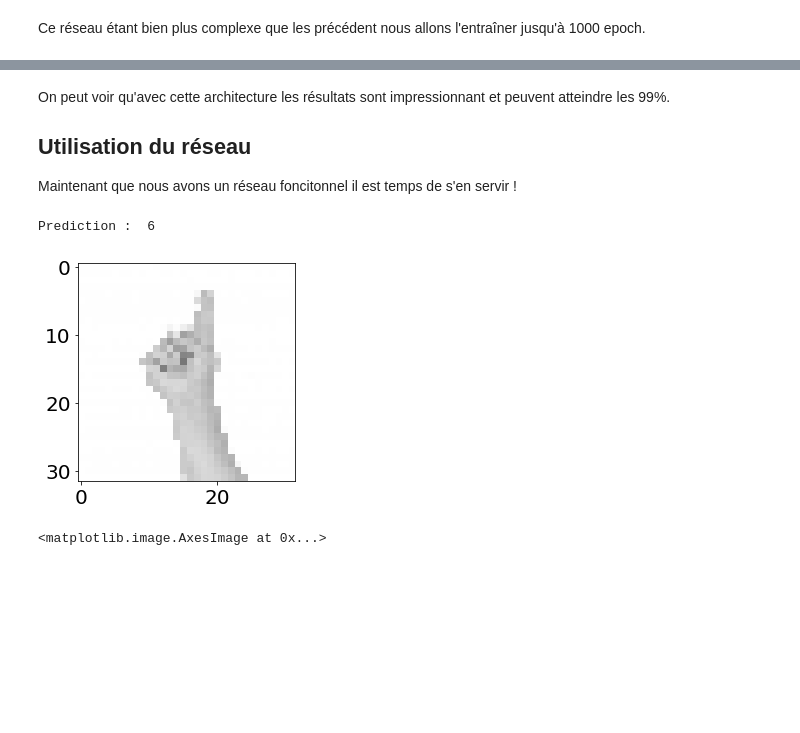
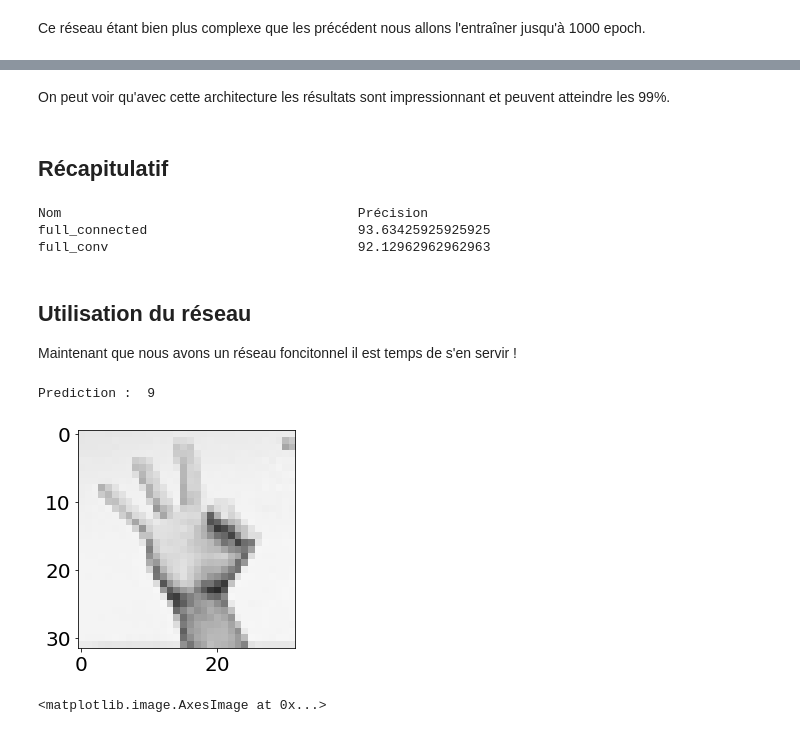
Before and after one commit to CuadrosNicolas/SignLanguageRecognition, a Jupyter notebook: Sign Language Number Recognition.ipynb, the cells around one changed output, grey strips where cells are left out. Drawn from its saved outputs; the diff is of its cells as text; code cells hidden in the pictures; blank space fills up the shorter version.

```diff
--- a/Sign Language Number Recognition.ipynb
+++ b/Sign Language Number Recognition.ipynb
@@ -427,5 +470,16 @@ max acc :  93.14152862539959
+# %% [markdown]
+On peut voir qu'avec cette architecture les résultats sont impressionnant et peuvent atteindre les 99%.
+# %% [markdown]
+## Récapitulatif
+# %%
+print("Nom".ljust(40), "Précision")
+for i in range(len(model_stat_names)):
+    print(str(model_stat_names[i]).ljust(40),model_stat_acc[i])
+# %% [output]
+Nom                                      Précision
+full_connected                           93.63425925925925
+full_conv                                92.12962962962963
 # %% [markdown]
-On peut voir qu'avec cette architecture les résultats sont impressionnant et peuvent atteindre les 99%.
 
 ## Utilisation du réseau
 
@@ -443,36 +497,36 @@ def map_result(tensor):
         6 : 4,
         7 : 3,
         8 : 2,
         9 : 5,
     }
     return map[tensor.argmax(dim=1, keepdim=True)[0][0].item()]
 
 
 #Chargement du dernier meilleur model
 model.load_state_dict(torch.load("./best_res.pth"))
 def test_on(model,path):
     model.eval()
     #Normalisation de l'image
     Trans = transforms.Compose([
                 transforms.ToTensor(),
                 transforms.Normalize((0.5,), (0.5,)),
             ])
     im = Image.open(path).convert('L').resize((32,32))
     plt.imshow(im)
     #Conversion en variable pytorch
     im = torch.autograd.Variable(Trans(im).unsqueeze_(0))
     #Evaluation
     with torch.no_grad():
             im = im.to(device)
             output = model(im)
             print("Prediction : ",map_result(output))
 
 #Test sur une image
 #Il suffit de changer le chemin pour essayer sur une image.
-test_on(model,"./datas/eval/image_2.jpg")
+test_on(model,"./datas/eval/image_1.jpg")
 # %% [output]
-Prediction :  6
+Prediction :  9
-[figure, old version]
+[figure, new version]
 # %%
 #Affichage d'une image de référence pour vérifier la prédiction
 base = Image.open("./datas/eval/base.jpg")
```
Also changed, not shown: parts of 9 cells of this notebook, 3 other files.
